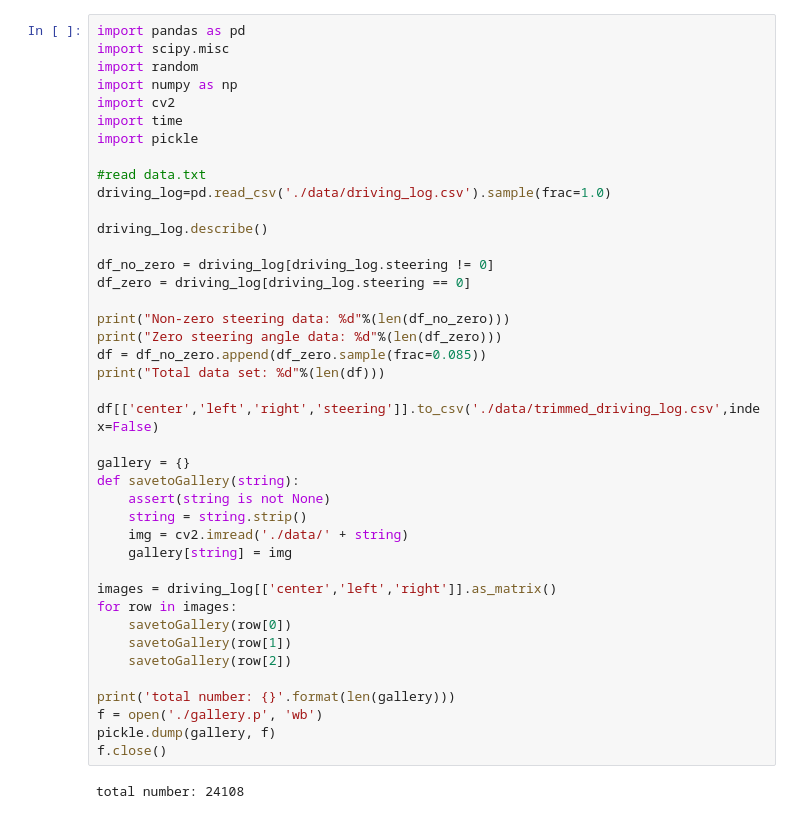
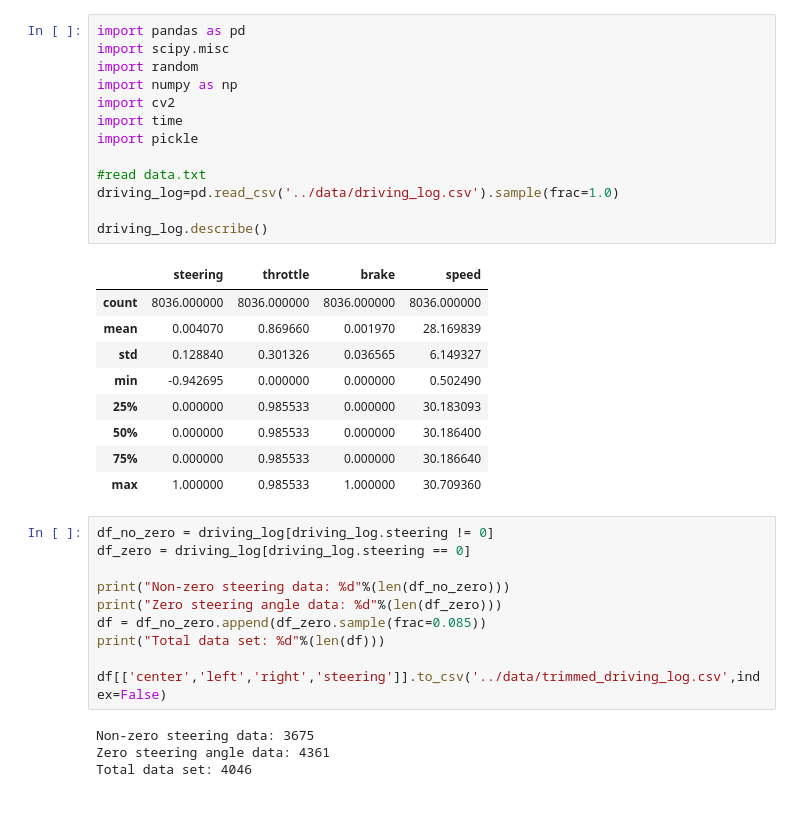
Before and after one commit to aulukelvin/CarND-Behavioral-Cloning-P3, a Jupyter notebook: notebooks/BehaviourCloning-EDA and preprocessing.ipynb, the cells around one changed output. Cells and saved outputs as stored; diff of their text form.

```diff
--- a/notebooks/BehaviourCloning-EDA and preprocessing.ipynb
+++ b/notebooks/BehaviourCloning-EDA and preprocessing.ipynb
@@ -1,17 +1,27 @@
+# %%
+import pandas as pd
+import scipy.misc
+import random
+import numpy as np
+import cv2
+import time
+import pickle
+
+#read data.txt
+driving_log=pd.read_csv('../data/driving_log.csv').sample(frac=1.0)
+
+driving_log.describe()
+# %% [output]
+|  | steering | throttle | brake | speed |
+| count | 8036.000000 | 8036.000000 | 8036.000000 | 8036.000000 |
+| mean | 0.004070 | 0.869660 | 0.001970 | 28.169839 |
+| std | 0.128840 | 0.301326 | 0.036565 | 6.149327 |
+| min | -0.942695 | 0.000000 | 0.000000 | 0.502490 |
+| 25% | 0.000000 | 0.985533 | 0.000000 | 30.183093 |
+| 50% | 0.000000 | 0.985533 | 0.000000 | 30.186400 |
+| 75% | 0.000000 | 0.985533 | 0.000000 | 30.186640 |
+| max | 1.000000 | 0.985533 | 1.000000 | 30.709360 |
 # %%
-import pandas as pd
-import scipy.misc
-import random
-import numpy as np
-import cv2
-import time
-import pickle
-
-#read data.txt
-driving_log=pd.read_csv('./data/driving_log.csv').sample(frac=1.0)
-
-driving_log.describe()
-
 df_no_zero = driving_log[driving_log.steering != 0]
 df_zero = driving_log[driving_log.steering == 0]
 
@@ -20,24 +30,8 @@ print("Zero steering angle data: %d"%(len(df_zero)))
 df = df_no_zero.append(df_zero.sample(frac=0.085))
 print("Total data set: %d"%(len(df)))
 
-df[['center','left','right','steering']].to_csv('./data/trimmed_driving_log.csv',index=False)
-
-gallery = {}
-def savetoGallery(string):
-    assert(string is not None)
-    string = string.strip()
-    img = cv2.imread('./data/' + string)
-    gallery[string] = img
-
-images = driving_log[['center','left','right']].as_matrix()
-for row in images:
-    savetoGallery(row[0])
-    savetoGallery(row[1])
-    savetoGallery(row[2])
-
-print('total number: {}'.format(len(gallery)))
-f = open('./gallery.p', 'wb')
-pickle.dump(gallery, f)
-f.close()
+df[['center','left','right','steering']].to_csv('../data/trimmed_driving_log.csv',index=False)
 # %% [output]
-total number: 24108
+Non-zero steering data: 3675
+Zero steering angle data: 4361
+Total data set: 4046
```
Also changed, not shown: parts of 13 cells of this notebook, 1 other file.
